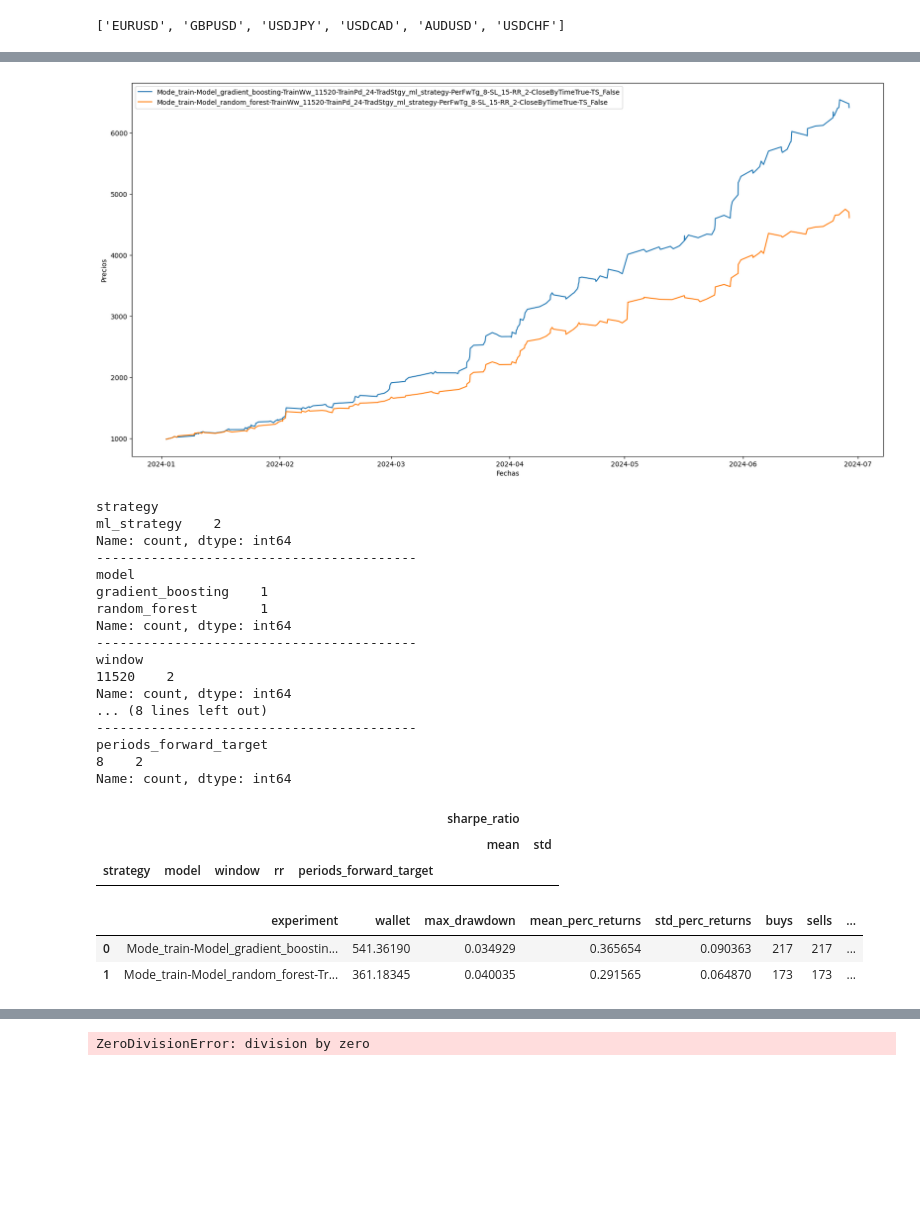
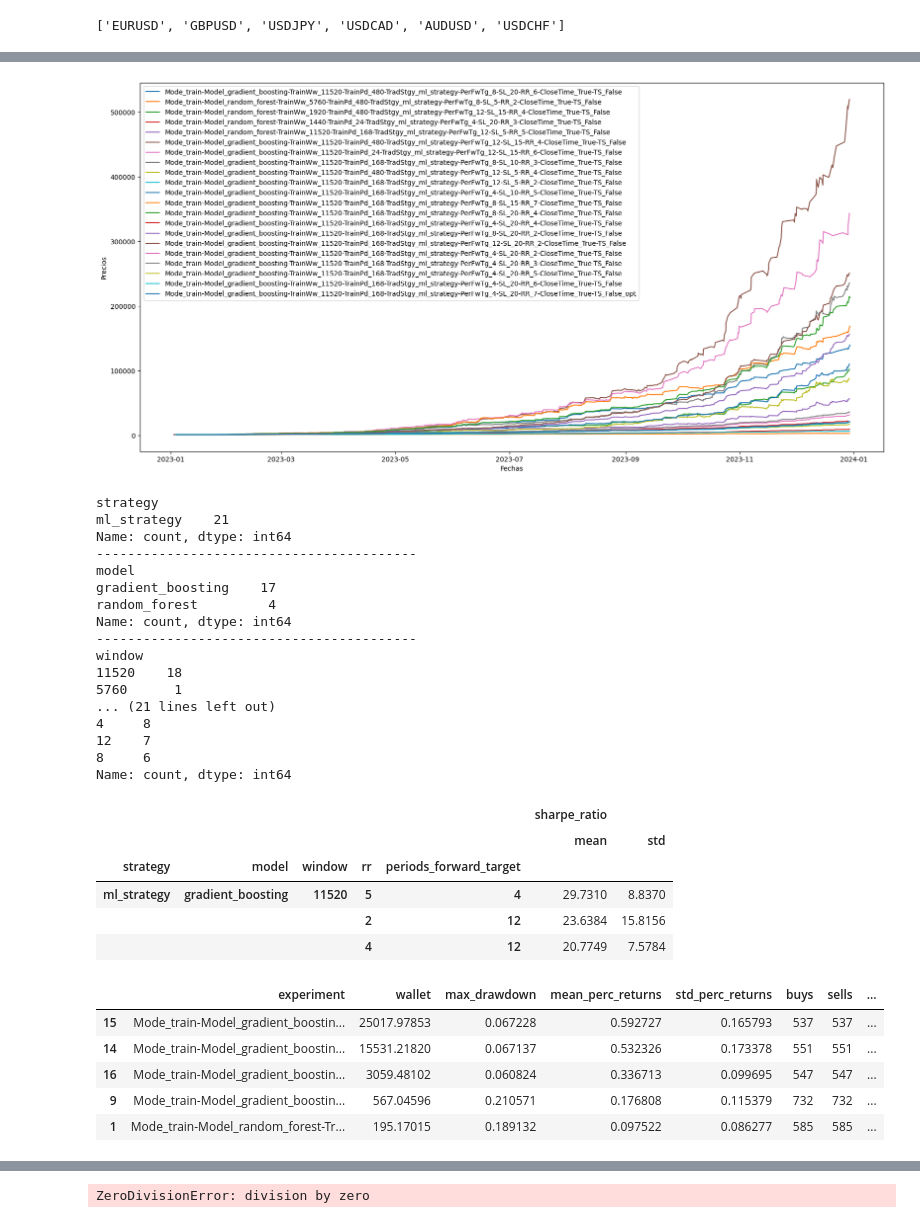
Before and after one commit to SaidJacobo/forex_ml_bot, a Jupyter notebook: notebooks/see_all_experiments.ipynb, the cells around one changed output, grey strips where cells are left out. Saved outputs shown, nothing was run; the diff lists cells and outputs as text; code cells hidden in the pictures; blank space fills up the shorter version.

```diff
--- a/notebooks/see_all_experiments.ipynb
+++ b/notebooks/see_all_experiments.ipynb
@@ -115,14 +115,22 @@ tickers
 # %%
 results_dict = {}
 initial_wallet_value = config['start_money']
+from pathlib import Path
 
-for path in os.listdir('./backbone/data/backtest/experiments'):
+iteration = '2'
+experiments_path = f'./backbone/data/backtest/experiments/{iteration}'
+
+# paths = os.listdir('./backbone/data/backtest/experiments')
+paths = sorted(Path(experiments_path).iterdir(), key=os.path.getmtime)
+paths = [p.__str__().split('\\')[-1] for p in paths]
+
+for path in paths:
     if not path.endswith('.csv') and path.startswith('Mode_train'):
         print(path)
         results_dict[path] = {}
 
         try:
-            wallet = pd.read_csv(os.path.join('./backbone/data/backtest/experiments', path, 'wallet.csv'))
+            wallet = pd.read_csv(os.path.join(experiments_path, path, 'wallet.csv'))
 
             final_wallet_value = wallet.tail(1).iloc[0]['wallet']
             results_dict[path]['wallet'] = ((final_wallet_value - initial_wallet_value) / initial_wallet_value) * 100
@@ -131,7 +139,7 @@ for path in os.listdir('./backbone/data/backtest/experiments'):
             results_dict[path]['wallet'] = 0
 
         try:
-            orders = pd.read_csv(os.path.join('./backbone/data/backtest/experiments', path, 'orders.csv'))
+            orders = pd.read_csv(os.path.join(experiments_path, path, 'orders.csv'))
 
             mean_returns, std_returns = calculate_avg_returns_perc(orders)
             results_dict[path]['mean_perc_returns'] = mean_returns
@@ -178,7 +186,7 @@ for path in os.listdir('./backbone/data/backtest/experiments'):
             results_dict[path]['bad_operations'] = 0
             results_dict[path]['operation_ratio'] = 0
         # try:
-        train_results = pd.read_csv(os.path.join('./backbone/data/backtest/experiments', path, 'trainres.csv')).dropna()
+        train_results = pd.read_csv(os.path.join(experiments_path, path, 'trainres.csv')).dropna()
         results_dict[path]['avg_train_precision'] = train_results['precision'].mean()
         results_dict[path]['avg_train_recall'] = train_results['recall'].mean()
         results_dict[path]['avg_train_f1'] = train_results['f1'].mean()
@@ -186,7 +194,7 @@ for path in os.listdir('./backbone/data/backtest/experiments'):
         # #     results_dict[path]['avg_train_auc'] = 0
 
         # # try:
-        predictions = pd.read_csv(os.path.join('./backbone/data/backtest/experiments', path, 'test_res.csv')).dropna()
+        predictions = pd.read_csv(os.path.join(experiments_path, path, 'test_res.csv')).dropna()
 
         results_dict[path]['avg_test_precision'] = precision_score(predictions.y_true, predictions.y_pred, average='weighted')
         results_dict[path]['avg_test_recall'] = recall_score(predictions.y_true, predictions.y_pred, average='weighted')
@@ -249,35 +286,35 @@ positive_results
 import time
 import matplotlib.pyplot as plt
 import numpy as np
 from IPython.display import clear_output
 
 filter_results = positive_results
 fig, ax = plt.subplots(figsize=(20, 10))
 for path in filter_results.index:
 
-    wallet = pd.read_csv(os.path.join('./backbone/data/backtest/experiments', path, 'wallet.csv'))
+    wallet = pd.read_csv(os.path.join(experiments_path, path, 'wallet.csv'))
 
     # Datos de ejemplo
     x_wallet = pd.to_datetime(wallet['date'])
     y_wallet = wallet['wallet']  # Datos para la línea
 
     # Crear una figura y ejes
 
     # Agregar la línea
     ax.plot(x_wallet, y_wallet, label=f'{path}')
 
 # Etiquetas de los ejes y leyenda
 ax.set_xlabel('Fechas')
 ax.set_ylabel('Precios')
 ax.legend()
 
     # Mostrar el gráfico
     # print(path)
 plt.show()
     # time.sleep(5)
     # clear_output(wait=True)
 # %% [output]
-[figure, old version]
+[figure, new version]
 # %%
 import re
 # %%
@@ -307,22 +344,22 @@ print('-----------------------------------------')
 print(filter_results['periods_forward_target'].value_counts())
 # %% [output]
 strategy
-ml_strategy    2
+ml_strategy    21
 Name: count, dtype: int64
 -----------------------------------------
 model
-gradient_boosting    1
-random_forest        1
+gradient_boosting    17
+random_forest         4
 Name: count, dtype: int64
 -----------------------------------------
 window
-11520    2
+11520    18
+5760      1
+... (21 lines left out)
+4     8
+12    7
+8     6
 Name: count, dtype: int64
-... (8 lines left out)
------------------------------------------
-periods_forward_target
-8    2
-Name: count, dtype: int64
 # %%
 gb = filter_results.groupby(
     by=['strategy', 'model', 'window', 'rr', 'periods_forward_target']
@@ -338,12 +375,18 @@ gb.sort_values(by=('sharpe_ratio', 'mean'), ascending=False).dropna().round(4)
 |  |  |  |  |  | sharpe_ratio |  |
 |  |  |  |  |  | mean | std |
 | strategy | model | window | rr | periods_forward_target |  |  |
+| ml_strategy | gradient_boosting | 11520 | 5 | 4 | 29.7310 | 8.8370 |
+|  |  |  | 2 | 12 | 23.6384 | 15.8156 |
+|  |  |  | 4 | 12 | 20.7749 | 7.5784 |
 # %%
 filter_results[filter_results['rr']=='2'].sort_values(by='sharpe_ratio', ascending=False)
 # %% [output]
 |  | experiment | wallet | max_drawdown | mean_perc_returns | std_perc_returns | buys | sells | ... |
-| 0 | Mode_train-Model_gradient_boostin... | 541.36190 | 0.034929 | 0.365654 | 0.090363 | 217 | 217 | ... |
-| 1 | Mode_train-Model_random_forest-Tr... | 361.18345 | 0.040035 | 0.291565 | 0.064870 | 173 | 173 | ... |
+| 15 | Mode_train-Model_gradient_boostin... | 25017.97853 | 0.067228 | 0.592727 | 0.165793 | 537 | 537 | ... |
+| 14 | Mode_train-Model_gradient_boostin... | 15531.21820 | 0.067137 | 0.532326 | 0.173378 | 551 | 551 | ... |
+| 16 | Mode_train-Model_gradient_boostin... | 3059.48102 | 0.060824 | 0.336713 | 0.099695 | 547 | 547 | ... |
+| 9 | Mode_train-Model_gradient_boostin... | 567.04596 | 0.210571 | 0.176808 | 0.115379 | 732 | 732 | ... |
+| 1 | Mode_train-Model_random_forest-Tr... | 195.17015 | 0.189132 | 0.097522 | 0.086277 | 585 | 585 | ... |
 # %%
 gb = filter_results.groupby(
     by=['rr']
```
Also changed, not shown: parts of 8 cells of this notebook, 10 other files.
